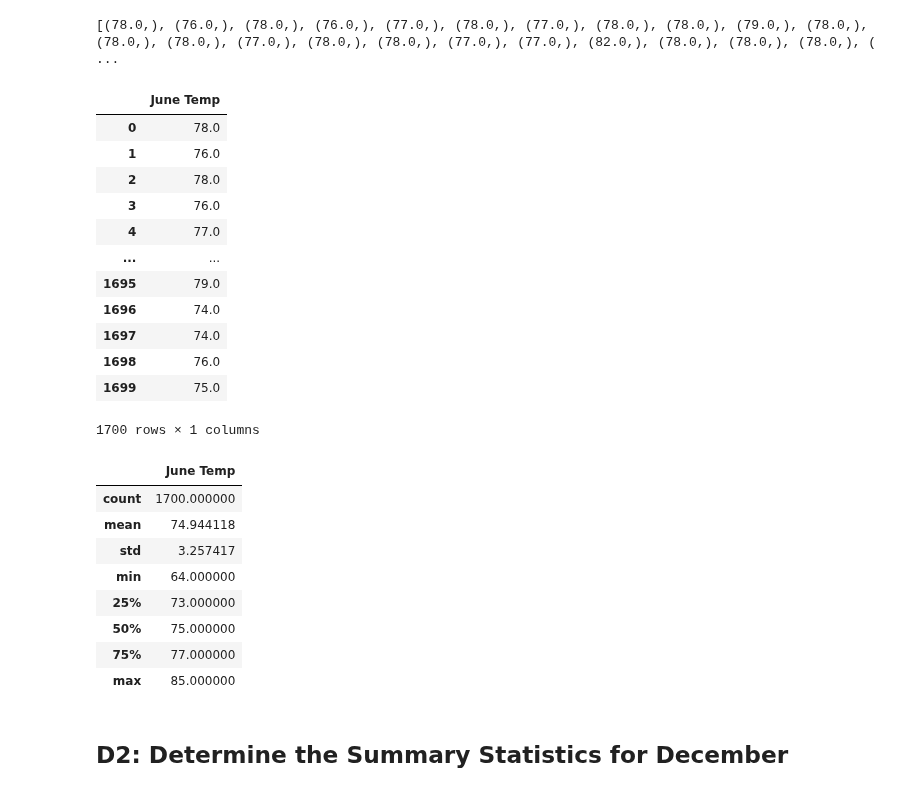
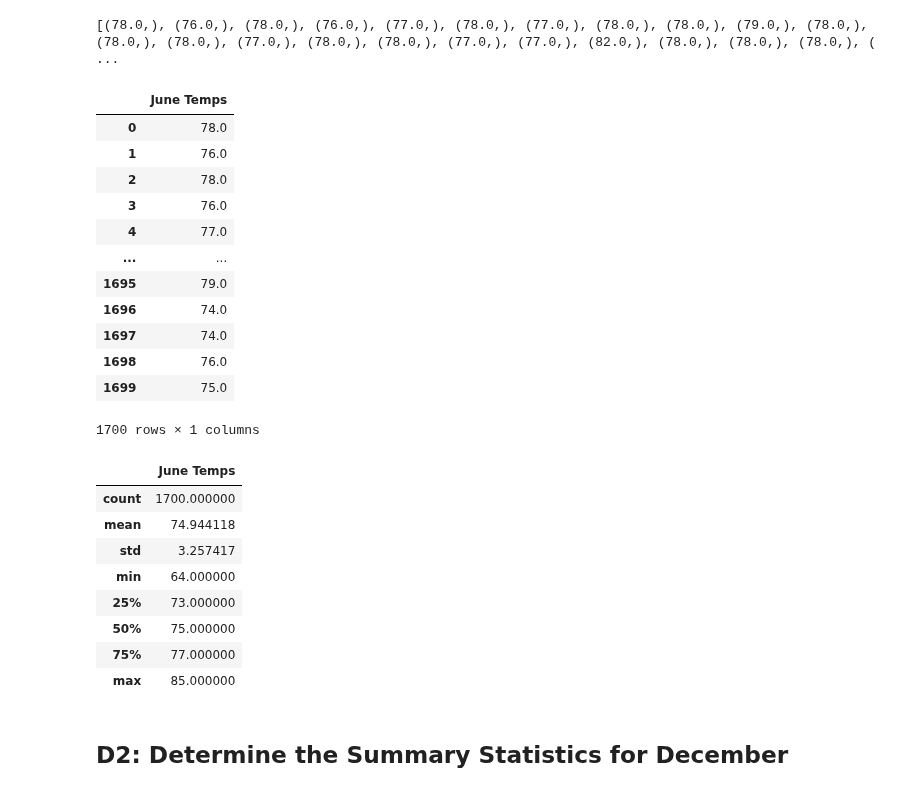
Before and after one commit to afanng24/Surfs_Up_ADS, a Jupyter notebook: SurfsUp_Challenge.ipynb, the cells around one changed output. Cells and saved outputs as stored; diff of their text form; code cells hidden in the pictures.

```diff
--- a/SurfsUp_Challenge.ipynb
+++ b/SurfsUp_Challenge.ipynb
@@ -51,10 +51,10 @@ print(june_temprature)
 [(78.0,), (76.0,), (78.0,), (76.0,), (77.0,), (78.0,), (77.0,), (78.0,), (78.0,), (79.0,), (78.0,), (78.0,), (78.0,), (77.0,), (78.0,), (78.0,), (77.0,), (77.0,), (82.0,), (78.0,), (78.0,), (78.0,), ( ...
 # %%
 # 4. Create a DataFrame from the list of temperatures for the month of June.
-df_june_temperature = pd.DataFrame(june_temprature, columns=['June Temp'])
+df_june_temperature = pd.DataFrame(june_temprature, columns=['June Temps'])
 df_june_temperature
 # %% [output]
-|  | June Temp |
+|  | June Temps |
 | 0 | 78.0 |
 | 1 | 76.0 |
 | 2 | 78.0 |
@@ -72,7 +72,7 @@ df_june_temperature
 
 df_june_temperature.describe()
 # %% [output]
-|  | June Temp |
+|  | June Temps |
 | count | 1700.000000 |
 | mean | 74.944118 |
 | std | 3.257417 |
```
Also changed, not shown: parts of 11 cells of this notebook, 4 other files.
